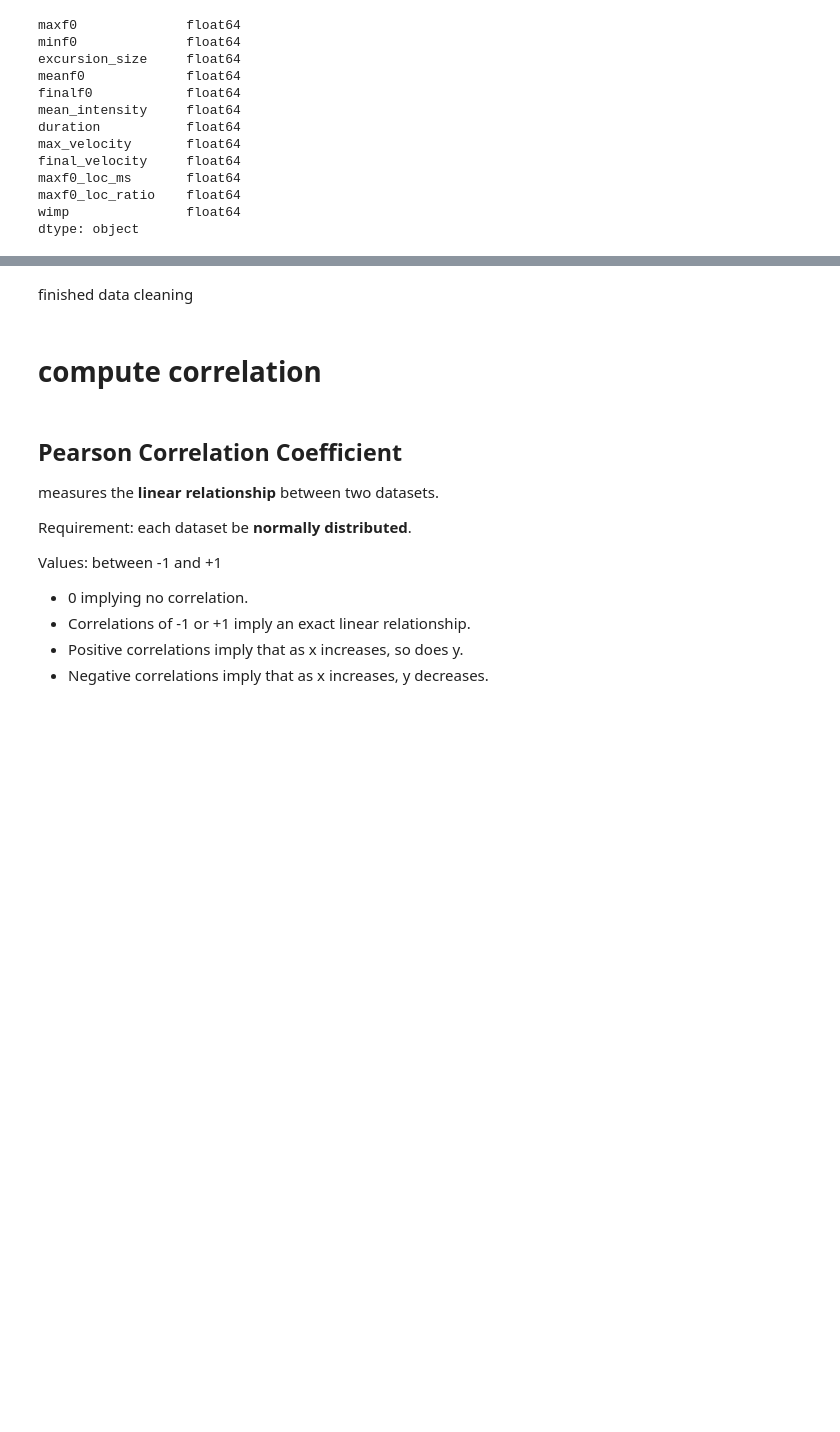
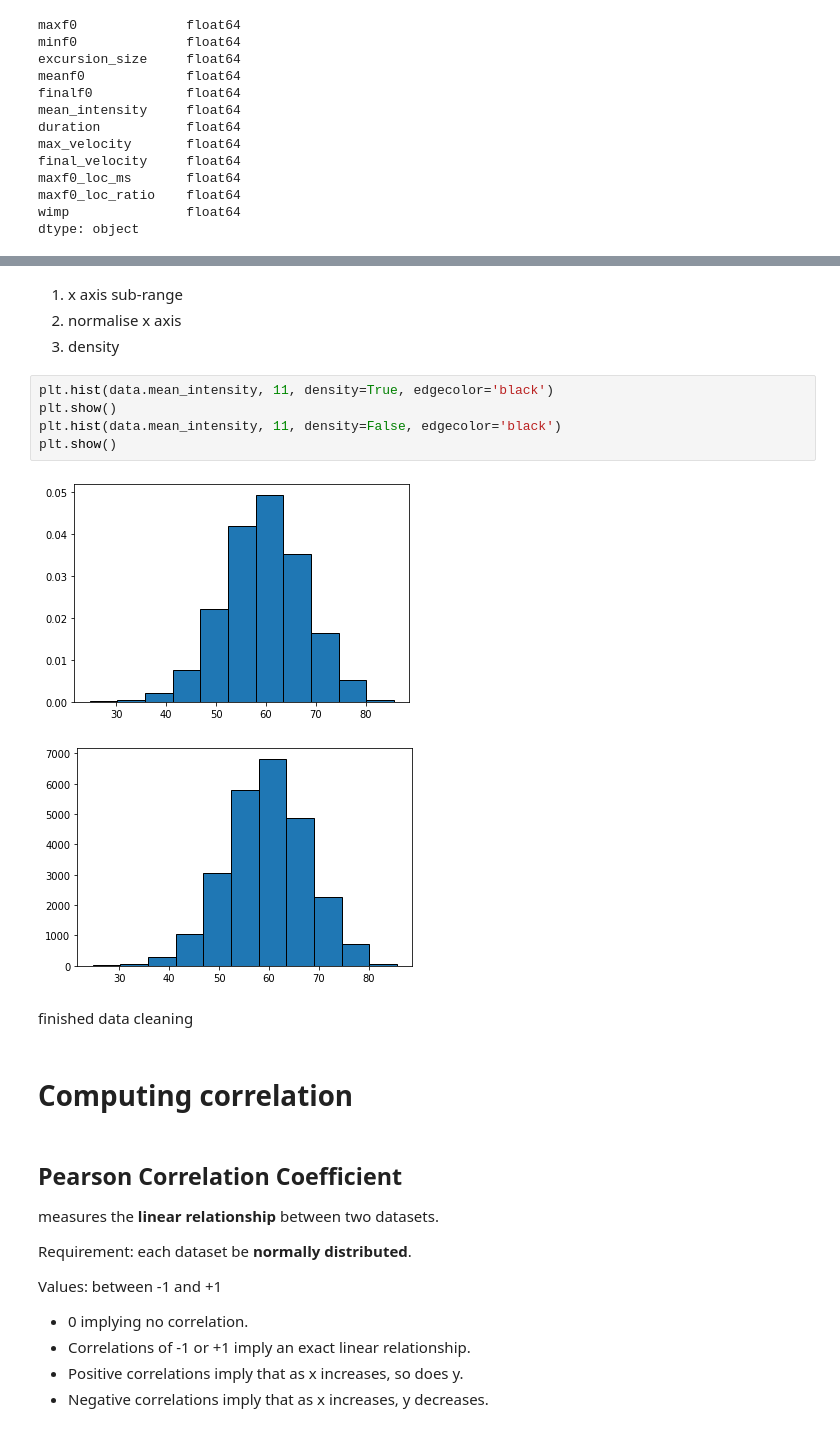
Before and after one commit to byronthecoder/Prosody-Prominence-Perplexity, a Jupyter notebook: ParselMouth.ipynb, the cells around one changed output, grey strips where cells are left out. Saved outputs shown, nothing was run; the diff lists cells and outputs as text; blank space fills up the shorter version.

```diff
--- a/ParselMouth.ipynb
+++ b/ParselMouth.ipynb
@@ -467,7 +753,19 @@ feature_dict = {"maxf0": 1, "minf0": 2, "excursion_size": 3,
+# %% [markdown]
+1. x axis sub-range
+2. normalise x axis
+3. density
+# %%
+plt.hist(data.mean_intensity, 11, density=True, edgecolor='black')
+plt.show()
+plt.hist(data.mean_intensity, 11, density=False, edgecolor='black')
+plt.show()
+# %% [output]
+[figure, added]
+[figure, added]
 # %% [markdown]
 finished data cleaning
 # %% [markdown]
-# compute correlation
+# Computing correlation
 # %% [markdown]
 ## Pearson Correlation Coefficient
 
```
Also changed, not shown: parts of 54 cells of this notebook.
